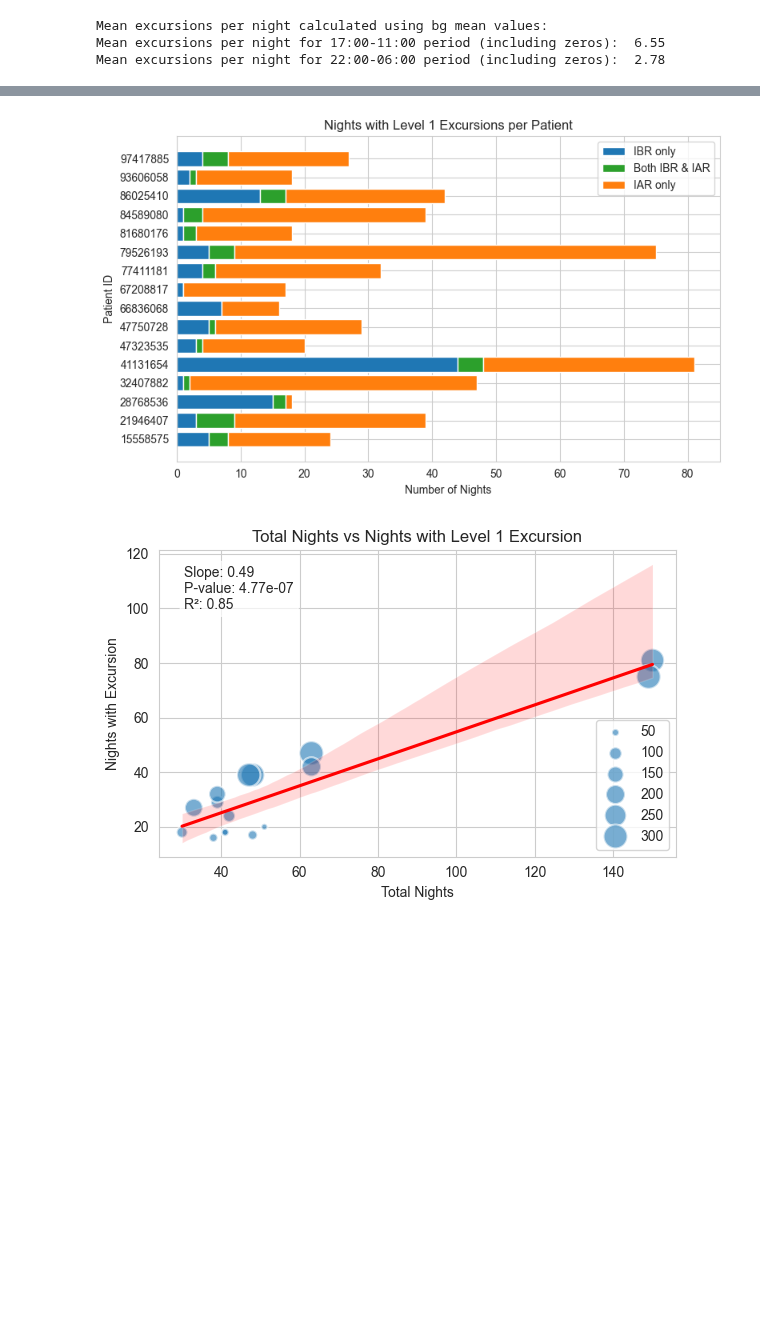
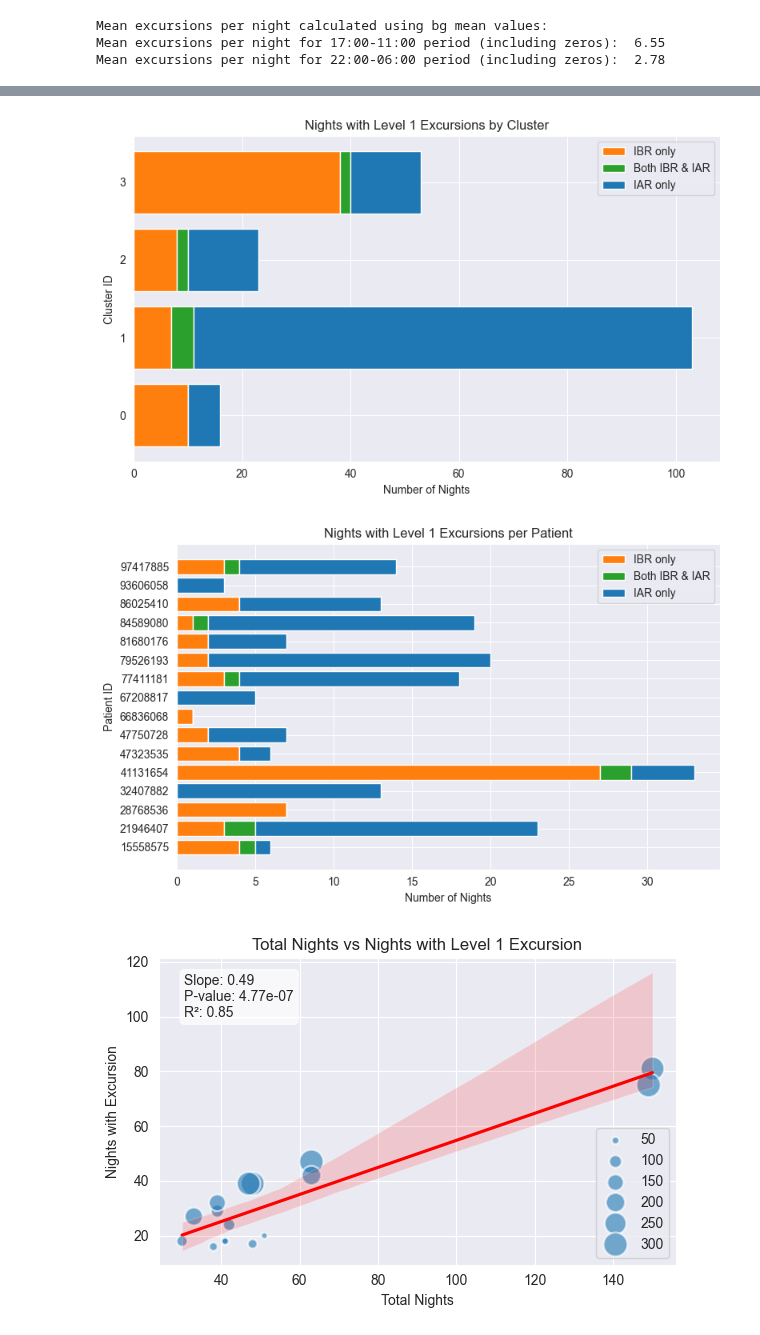
Before and after one commit to rdbrist/masters_project, a Jupyter notebook: notebooks/2.03c-rd-analysis-of-night-cluster-bg-excursions.ipynb, the cells around one changed output, grey strips where cells are left out. Cells and saved outputs as stored; diff of their text form; code cells hidden in the pictures; blank space fills up the shorter version.

```diff
--- a/notebooks/2.03c-rd-analysis-of-night-cluster-bg-excursions.ipynb
+++ b/notebooks/2.03c-rd-analysis-of-night-cluster-bg-excursions.ipynb
@@ -173,7 +182,7 @@ Mean excursions per night for 22:00-06:00 period (including zeros):  2.78
 # %%
 # Per-night aggregation: stats and mutually exclusive flags
 nightly = (
-    df_overnight.groupby(['id', 'night_start_date'])
+    df_overnight.groupby(['id', 'night_start_date', 'cluster'])
     .agg(
         max_excursion=('bg_max_excursion_by_max', 'max'),
         min_excursion=('bg_min_excursion_by_min', 'min'),
@@ -191,7 +200,7 @@ nightly['IBR_only_night'] = nightly['IBR_night'] & ~nightly['IAR_night']
 nightly['IAR_only_night'] = nightly['IAR_night'] & ~nightly['IBR_night']
 
 # Per-patient aggregation
-summary = (
+summary_by_id = (
     nightly.groupby('id')
     .agg(
         total_nights=('night_start_date', 'nunique'),
@@ -206,3 +215,18 @@ summary = (
         nights_with_both_IBR_IAR=('IBR_and_IAR_night', 'sum')
     )
 )
+summary_by_cluster = (
+    nightly.groupby('cluster')
+    .agg(
+        total_nights=('night_start_date', 'nunique'),
+        nights_with_excursion=('excursion_count', lambda x: (x > 0).sum()),
+        excursion_count=('excursion_count', 'sum'),
+        IBR_count=('IBR_count', 'sum'),
+        IAR_count=('IAR_count', 'sum'),
+        max_excursion_mean=('max_excursion', 'mean'),
+        min_excursion_mean=('min_excursion', 'mean'),
+        nights_with_IBR=('IBR_only_night', 'sum'),
+        nights_with_IAR=('IAR_only_night', 'sum'),
+        nights_with_both_IBR_IAR=('IBR_and_IAR_night', 'sum')
+    )
+)
@@ -209,24 +249,46 @@ summary = (
 # %%
-plot_df = summary[['nights_with_IBR', 'nights_with_IAR', 'nights_with_both_IBR_IAR']].copy()
-plot_df.index = summary.index  # Ensure patient IDs are the index
+plot_df = summary_by_cluster[['nights_with_IBR', 'nights_with_IAR', 'nights_with_both_IBR_IAR']].copy()
+plot_df.index = summary_by_cluster.index
 
 fig, ax = plt.subplots(figsize=(8, 5))
 ids = plot_df.index.astype(str)
 bottom = None
 
-ax.barh(ids, plot_df['nights_with_IBR'], label='IBR only', color='#1f77b4')
+ax.barh(ids, plot_df['nights_with_IBR'], label='IBR only', color='#ff7f0e')
 ax.barh(ids, plot_df['nights_with_both_IBR_IAR'],
         left=plot_df['nights_with_IBR'],
         label='Both IBR & IAR', color='#2ca02c')
-ax.barh(ids, plot_df['nights_with_IAR'], left=plot_df['nights_with_IBR'] + plot_df['nights_with_both_IBR_IAR'], label='IAR only', color='#ff7f0e')
+ax.barh(ids, plot_df['nights_with_IAR'], left=plot_df['nights_with_IBR'] + plot_df['nights_with_both_IBR_IAR'], label='IAR only', color='#1f77b4')
+
+ax.set_xlabel('Number of Nights')
+ax.set_ylabel('Cluster ID')
+ax.set_title('Nights with Level 1 Excursions by Cluster')
+ax.legend()
+plt.tight_layout()
+plt.show()
+#----------------------------------------------------------------
+
+plot_df = summary_by_id[['nights_with_IBR', 'nights_with_IAR', 'nights_with_both_IBR_IAR']].copy()
+plot_df.index = summary_by_id.index  # Ensure patient IDs are the index
+
+fig, ax = plt.subplots(figsize=(8, 5))
+ids = plot_df.index.astype(str)
+bottom = None
+
+ax.barh(ids, plot_df['nights_with_IBR'], label='IBR only', color='#ff7f0e')
+ax.barh(ids, plot_df['nights_with_both_IBR_IAR'],
+        left=plot_df['nights_with_IBR'],
+        label='Both IBR & IAR', color='#2ca02c')
+ax.barh(ids, plot_df['nights_with_IAR'], left=plot_df['nights_with_IBR'] + plot_df['nights_with_both_IBR_IAR'], label='IAR only', color='#1f77b4')
 
 ax.set_xlabel('Number of Nights')
 ax.set_ylabel('Patient ID')
 ax.set_title('Nights with Level 1 Excursions per Patient')
 ax.legend()
 plt.tight_layout()
 plt.show()
 # %% [output]
-[figure, old version]
+[figure, new version]
+[figure, added]
 # %%
 # Prepare data
```
Also changed, not shown: parts of 4 cells of this notebook, 7 other files.
